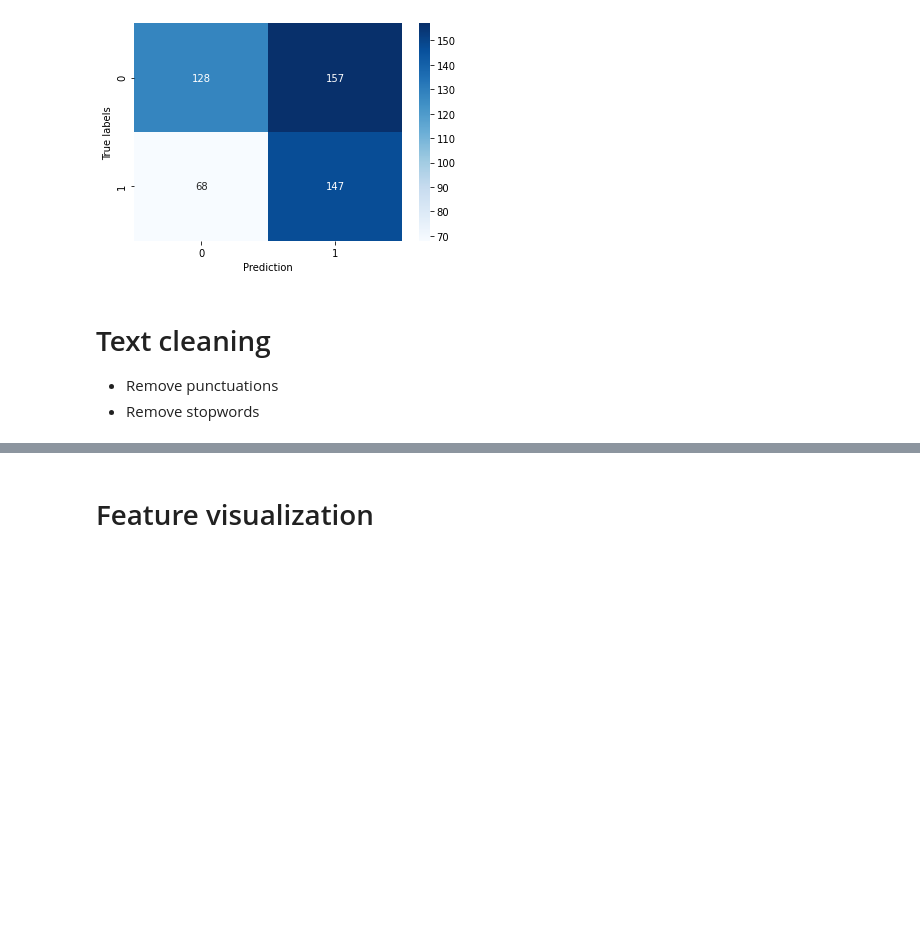
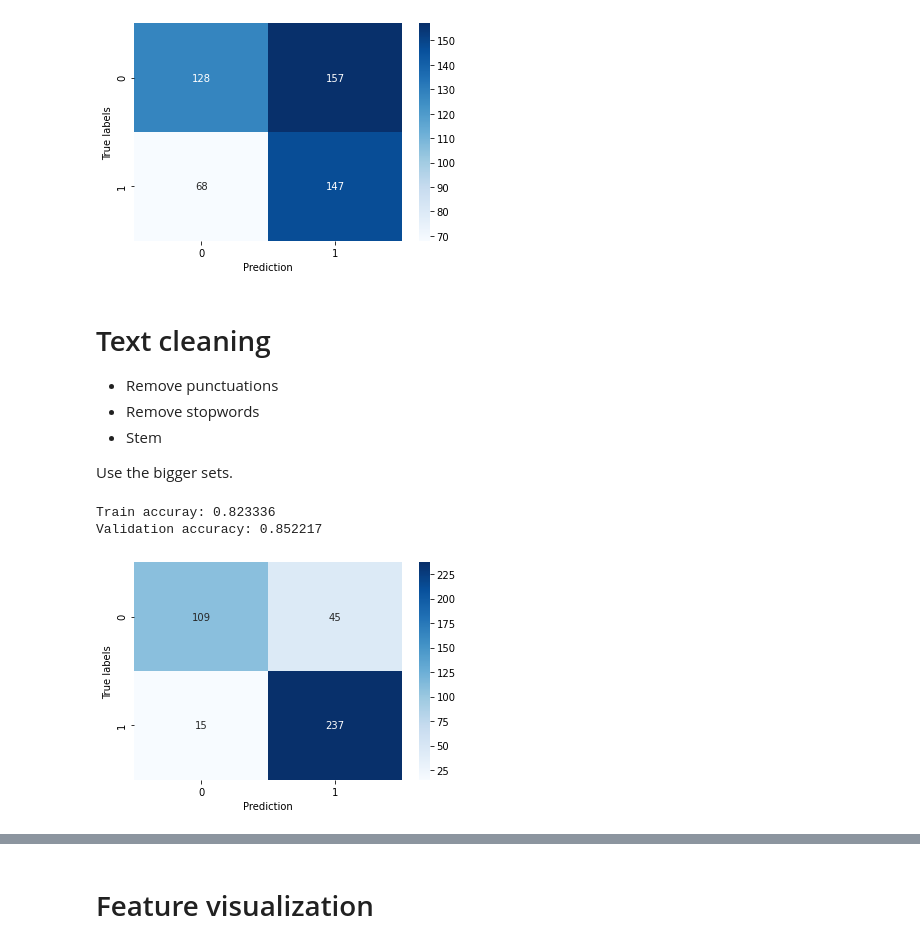
Before and after one commit to RuolinZheng08/ttic31190-natural-language-processing, a Jupyter notebook: hw4/mlp-classifier-experiemnts.ipynb, the cells around one changed output, grey strips where cells are left out. Drawn from its saved outputs; the diff is of its cells as text; code cells hidden in the pictures; blank space fills up the shorter version.

```diff
--- a/hw4/mlp-classifier-experiemnts.ipynb
+++ b/hw4/mlp-classifier-experiemnts.ipynb
@@ -131,10 +131,10 @@ def model_pipeline(X, y, X_val, y_val):
 # %%
 def run_experiment(train_df, val_df, call_clean_text=True, clean_text_kws=None):
     if call_clean_text:
-        X = construct_features(train_df.line1.apply(clean_text, clean_text_kws),
-                               train_df.line2.apply(clean_text, clean_text_kws))
-        X_val = construct_features(val_df.line1.apply(clean_text, clean_text_kws),
-                                   val_df.line2.apply(clean_text, clean_text_kws))
+        X = construct_features(train_df.line1.apply(clean_text, **clean_text_kws),
+                               train_df.line2.apply(clean_text, **clean_text_kws))
+        X_val = construct_features(val_df.line1.apply(clean_text, **clean_text_kws),
+                                   val_df.line2.apply(clean_text, **clean_text_kws))
     else:
         X = construct_features(train_df.line1, train_df.line2)
         X_val = construct_features(val_df.line1, val_df.line2)
@@ -275,3 +275,15 @@ Validation accuracy: 0.550000
 # Text cleaning
 - Remove punctuations
 - Remove stopwords
+- Stem
+
+Use the bigger sets.
+# %%
+# normal
+ret = run_experiment(dev_big, devtest_small, call_clean_text=True,
+                    clean_text_kws={'remove_punkt': True})
+experiments['no_punkt'] = ret
+# %% [output]
+Train accuray: 0.823336
+Validation accuracy: 0.852217
+[figure, added]
```
Also changed, not shown: parts of 3 cells of this notebook.
